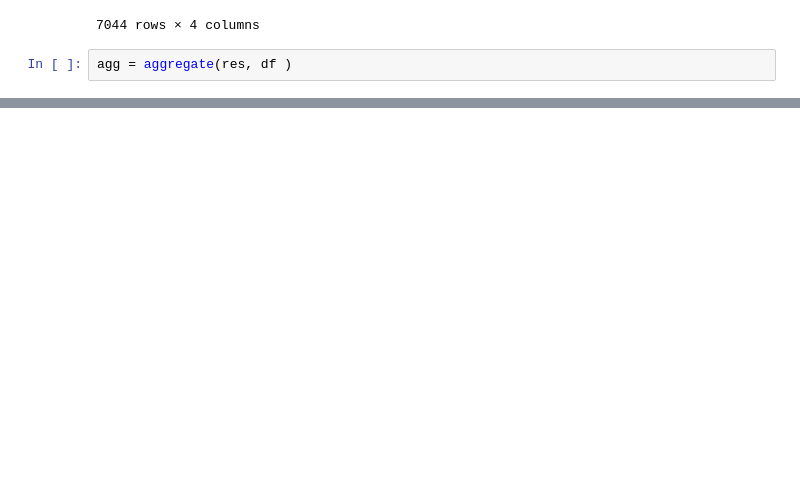
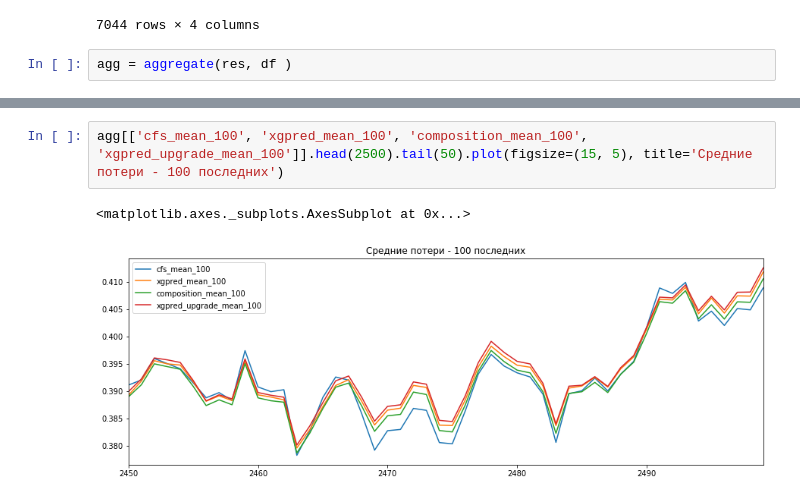
Before and after one commit to aromanenko/TMPrediction, a Jupyter notebook: Composition xgb.ipynb, the cells around one changed output, grey strips where cells are left out. Drawn from its saved outputs; the diff is of its cells as text; blank space fills up the shorter version.

```diff
--- a/Composition xgb.ipynb
+++ b/Composition xgb.ipynb
@@ -246,0 +259,5 @@ agg[['cfs_accumulated', 'xgpred_accumulated', 'composition_accumulated', 'xgpred
+# %%
+agg[['cfs_mean_100', 'xgpred_mean_100', 'composition_mean_100', 'xgpred_upgrade_mean_100']].head(2500).tail(50).plot(figsize=(15, 5), title='Средние потери - 100 последних')
+# %% [output]
+<matplotlib.axes._subplots.AxesSubplot at 0x...>
+[figure, added]
```
Also changed, not shown: parts of 19 cells of this notebook.
